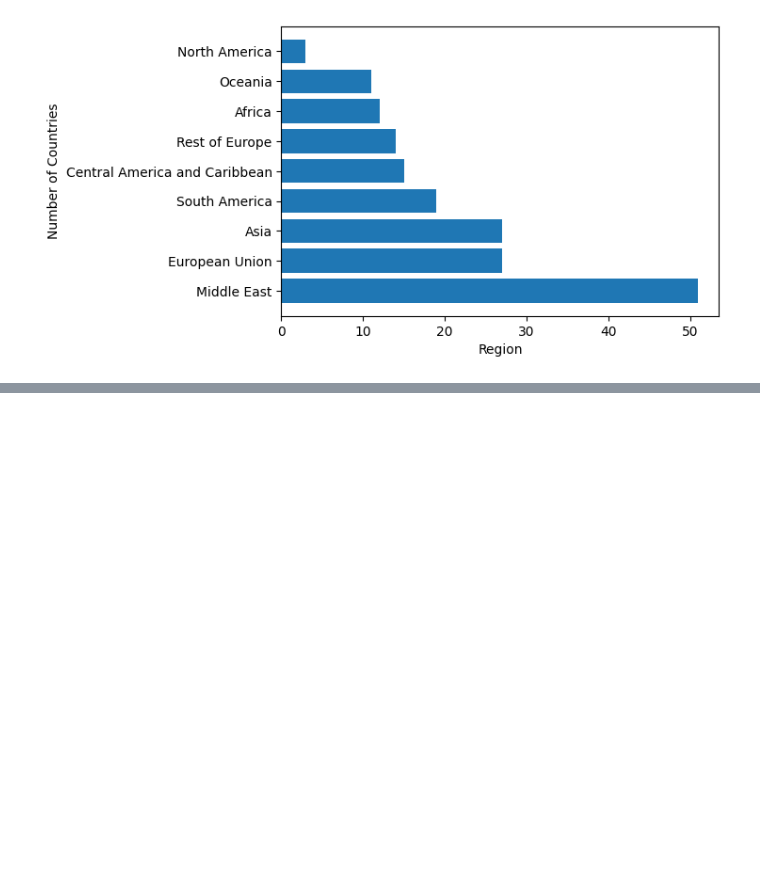
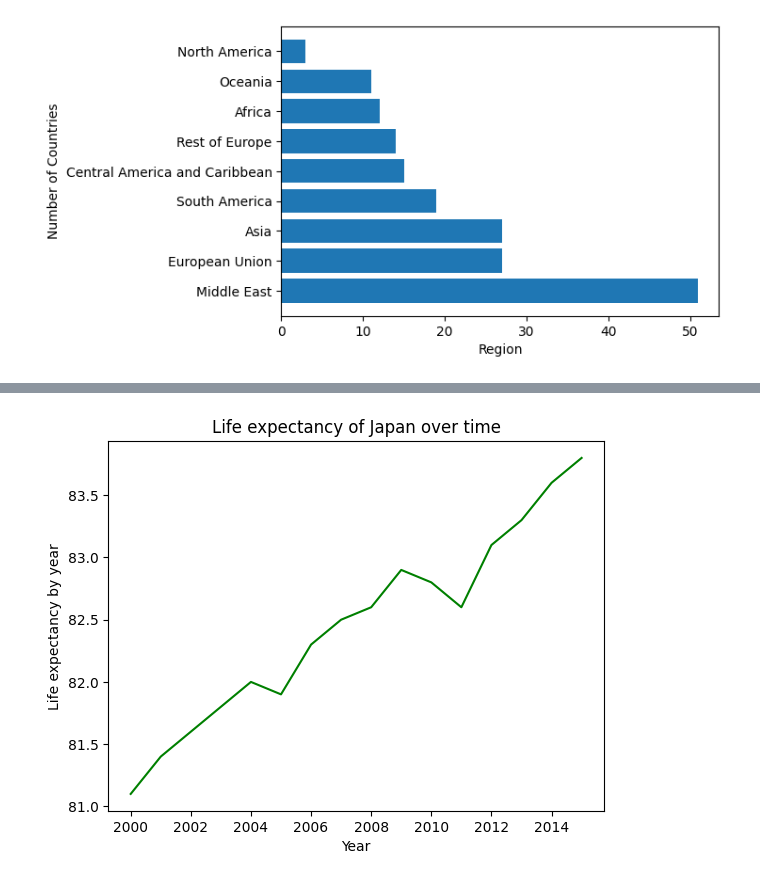
Before and after one commit to Kristian0703/Life_Expectancy_Project, a Jupyter notebook: Life_Expectancy_Notebook.ipynb, the cells around one changed output, grey strips where cells are left out. Drawn from its saved outputs; the diff is of its cells as text; code cells hidden in the pictures; blank space fills up the shorter version.

```diff
--- a/Life_Expectancy_Notebook.ipynb
+++ b/Life_Expectancy_Notebook.ipynb
@@ -187,0 +292,5 @@ compare_life_expectancy_between_countries('Spain', "Japan", "Italy", "Switzer")
+# %%
+# Plot the life expectancy of 1 country
+countryComparator.plot_life_expectancy_by_country('Japan')
+# %% [output]
+[figure, added]
```
Also changed, not shown: parts of 11 cells of this notebook.
